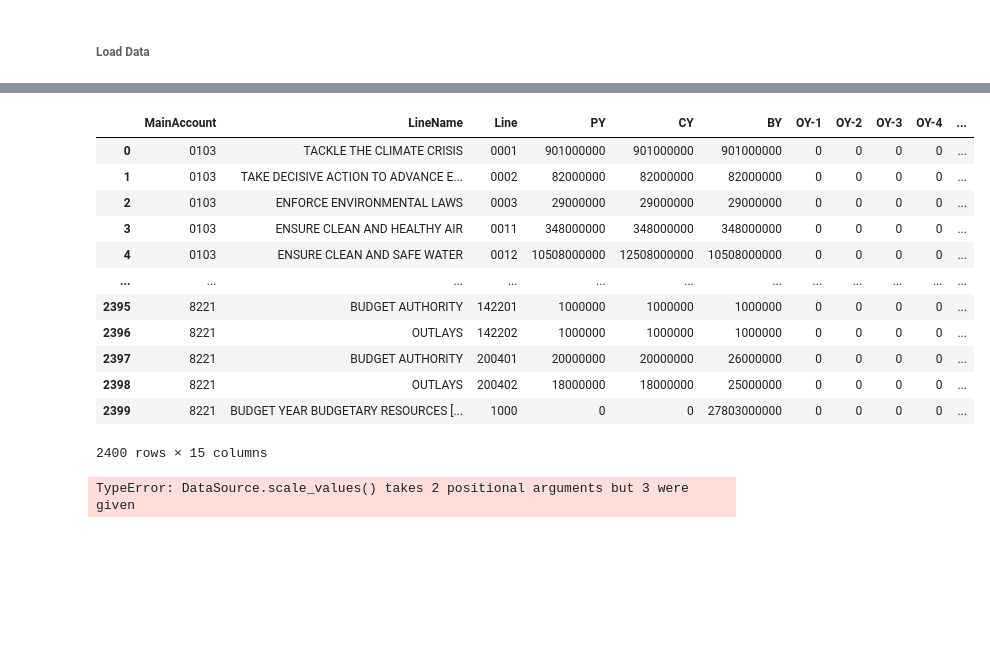
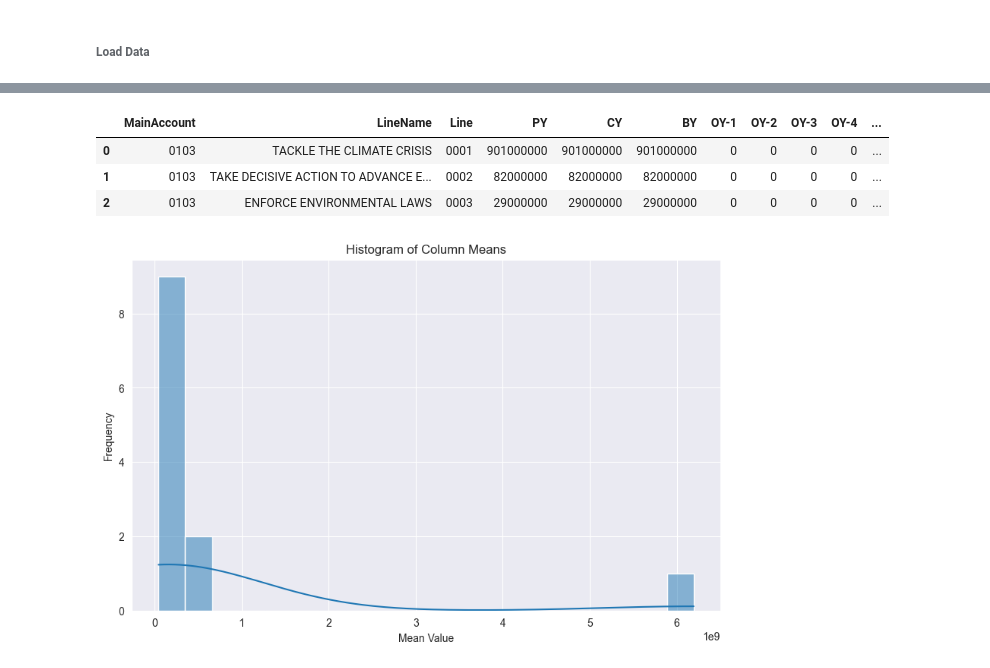
Before and after one commit to is-leeroy-jenkins/Mathy, a Jupyter notebook: ipynb/board.ipynb, the cells around one changed output, grey strips where cells are left out. Drawn from its saved outputs; the diff is of its cells as text; code cells hidden in the pictures; blank space fills up the shorter version.

```diff
--- a/ipynb/board.ipynb
+++ b/ipynb/board.ipynb
@@ -103,17 +98,8 @@ df_dataset
 # %%
-df_schedx
+df_schedx.head( 3 )
 # %% [output]
 |  | MainAccount | LineName | Line | PY | CY | BY | OY-1 | OY-2 | OY-3 | OY-4 | ... |
 | 0 | 0103 | TACKLE THE CLIMATE CRISIS | 0001 | 901000000 | 901000000 | 901000000 | 0 | 0 | 0 | 0 | ... |
 | 1 | 0103 | TAKE DECISIVE ACTION TO ADVANCE E... | 0002 | 82000000 | 82000000 | 82000000 | 0 | 0 | 0 | 0 | ... |
 | 2 | 0103 | ENFORCE ENVIRONMENTAL LAWS | 0003 | 29000000 | 29000000 | 29000000 | 0 | 0 | 0 | 0 | ... |
-| 3 | 0103 | ENSURE CLEAN AND HEALTHY AIR | 0011 | 348000000 | 348000000 | 348000000 | 0 | 0 | 0 | 0 | ... |
-| 4 | 0103 | ENSURE CLEAN AND SAFE WATER | 0012 | 10508000000 | 12508000000 | 10508000000 | 0 | 0 | 0 | 0 | ... |
-| ... | ... | ... | ... | ... | ... | ... | ... | ... | ... | ... | ... |
-| 2395 | 8221 | BUDGET AUTHORITY | 142201 | 1000000 | 1000000 | 1000000 | 0 | 0 | 0 | 0 | ... |
-| 2396 | 8221 | OUTLAYS | 142202 | 1000000 | 1000000 | 1000000 | 0 | 0 | 0 | 0 | ... |
-| 2397 | 8221 | BUDGET AUTHORITY | 200401 | 20000000 | 20000000 | 26000000 | 0 | 0 | 0 | 0 | ... |
-| 2398 | 8221 | OUTLAYS | 200402 | 18000000 | 18000000 | 25000000 | 0 | 0 | 0 | 0 | ... |
-| 2399 | 8221 | BUDGET YEAR BUDGETARY RESOURCES [... | 1000 | 0 | 0 | 27803000000 | 0 | 0 | 0 | 0 | ... |
-2400 rows × 15 columns
 # %%
@@ -121,6 +107,5 @@ ds = DataSource( df = df_schedx, target='LineName' )
 # %%
-frame = ds.scale_values( df_schedx, 1000000 )
-frame
+ds.show_histogram( )
 # %% [output]
-TypeError: DataSource.scale_values() takes 2 positional arguments but 3 were given
+[figure, added]
 # %%
```
Also changed, not shown: parts of 8 cells of this notebook, 7 other files.
